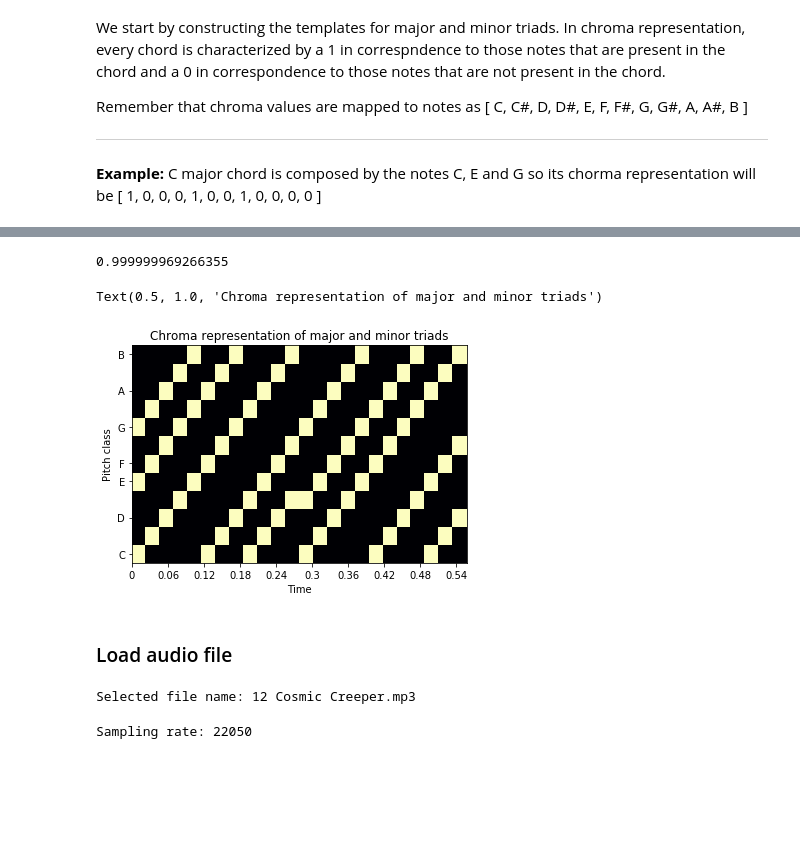
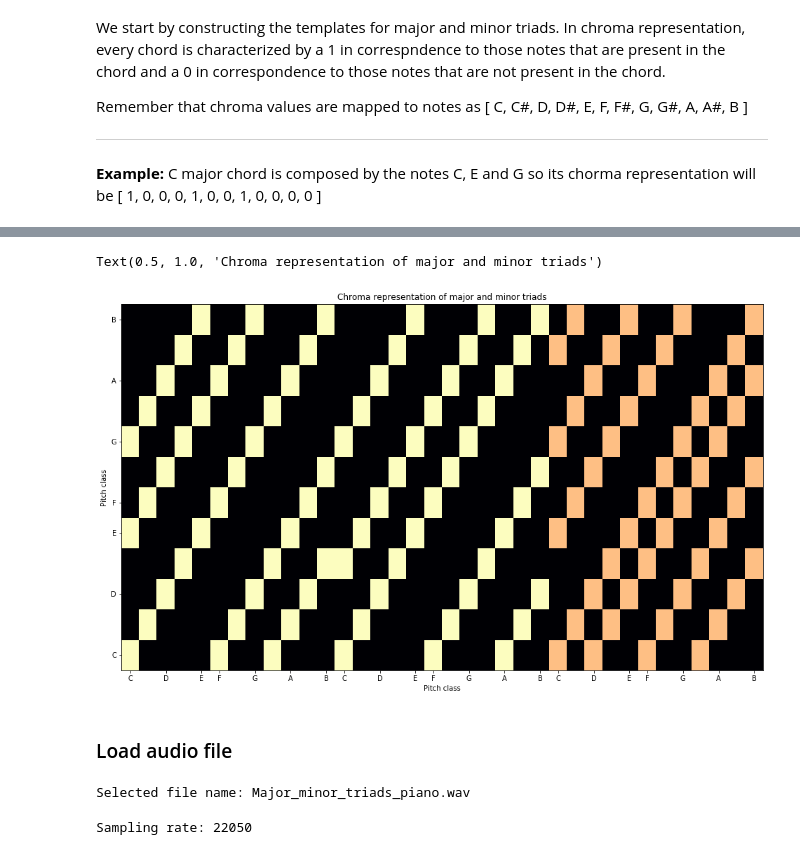
Before and after one commit to fmacca/template-chord-matching, a Jupyter notebook: Template_matching.ipynb, the cells around one changed output, grey strips where cells are left out. Saved outputs shown, nothing was run; the diff lists cells and outputs as text; code cells hidden in the pictures; blank space fills up the shorter version.

```diff
--- a/Template_matching.ipynb
+++ b/Template_matching.ipynb
@@ -38,15 +59,2 @@ Chroma values (notes):
 # %%
 import numpy as np
-# %%
-#create chroma templates for chords
-chords=np.zeros(shape=(12,len(triads_labs)))
-for i in range(chords.shape[1]): #loop on possible triads
-    if(i<12):
-        chords[(0+i)%12,i]=1
-        chords[(4+i)%12,i]=1
-        chords[(7+i)%12,i]=1
-    if(i>=12):
-        chords[(0+i)%12,i]=1
-        chords[(3+i)%12,i]=1
-        chords[(7+i)%12,i]=1
-#print(chords)
@@ -53,23 +96,22 @@ for i in range(chords.shape[1]): #loop on possible triads
 # %%
-from math import sqrt
 def normalize_2(chroma):
-    for i in range(chroma.shape[1]):
-        chroma[:,i]=chroma[:,i]/sqrt(sum(chroma[:,i]**2))
+    #for i in range(chroma.shape[1]):
+    #    chroma[:,i]=chroma[:,i]/np.sqrt(sum(chroma[:,i]**2))
+    chroma=chroma/np.sqrt(np.sum(chroma**2,axis=0))
     return chroma
 
 chords=normalize_2(chords)
-# %% [output]
-0.999999969266355
 # %%
 import matplotlib.pyplot as plt
 import librosa.display as dspl
 # %%
-plt.figure()
-dspl.specshow(chords, y_axis='chroma', x_axis='time')
+plt.figure(figsize=(16.4, 9.6))
+g=dspl.specshow(chords, y_axis='chroma',x_axis='chroma')
+#g=dspl.specshow(chords, y_axis='chroma',x_coords=chords_labs)
 plt.title("Chroma representation of major and minor triads")
 # %% [output]
 Text(0.5, 1.0, 'Chroma representation of major and minor triads')
-[figure, old version]
+[figure, new version]
 # %% [markdown]
 ### Load audio file
 # %%
@@ -82,6 +124,7 @@ import ntpath
 # %%
 # Select the file to analyze
 root = Tk()
+root.iconphoto(False, PhotoImage(file='play.png'))
 root.filename =  filedialog.askopenfilename(initialdir = "/",title = "Select an audio file",filetypes = (("all files","*.*"),("jpeg files","*.jpg")))
 if(root.filename):
     #print ("Selected file path:",root.filename)
@@ -91,7 +134,7 @@ else:
     print ("Please select a file!")
 root.destroy()
 # %% [output]
-Selected file name: 12 Cosmic Creeper.mp3
+Selected file name: Major_minor_triads_piano.wav
 # %%
 # loading file with librosa
 #music,sr=load(root.filename,duration=60.0)
```
Also changed, not shown: parts of 15 cells of this notebook.
